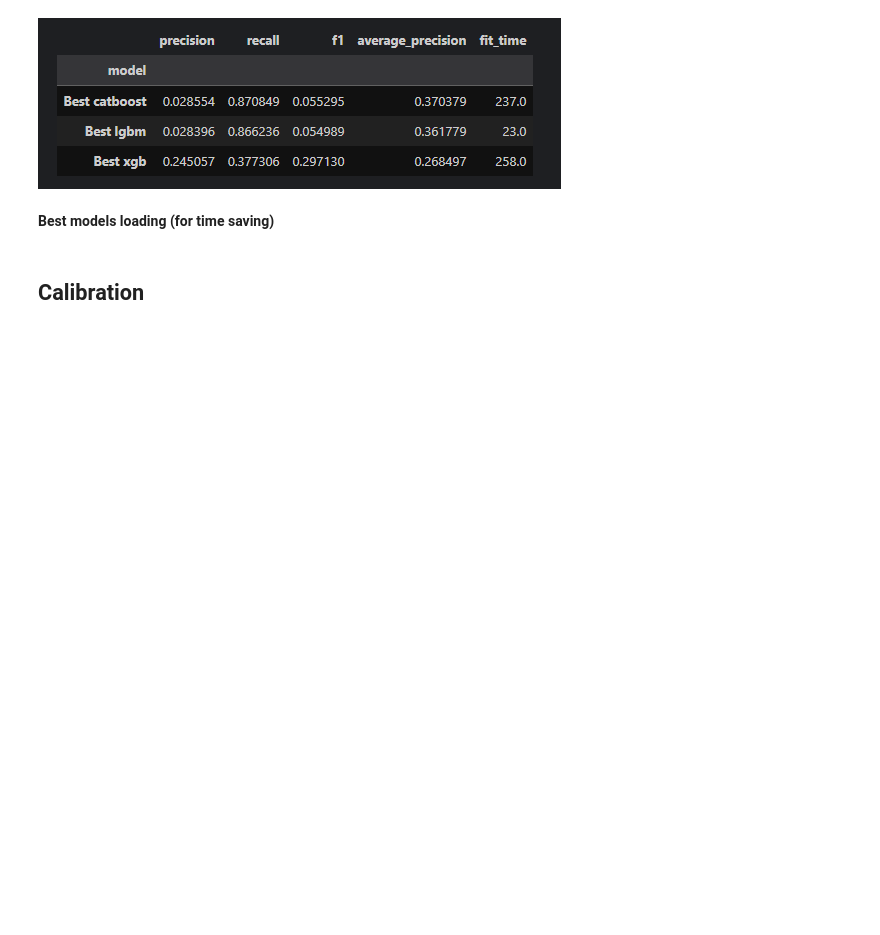
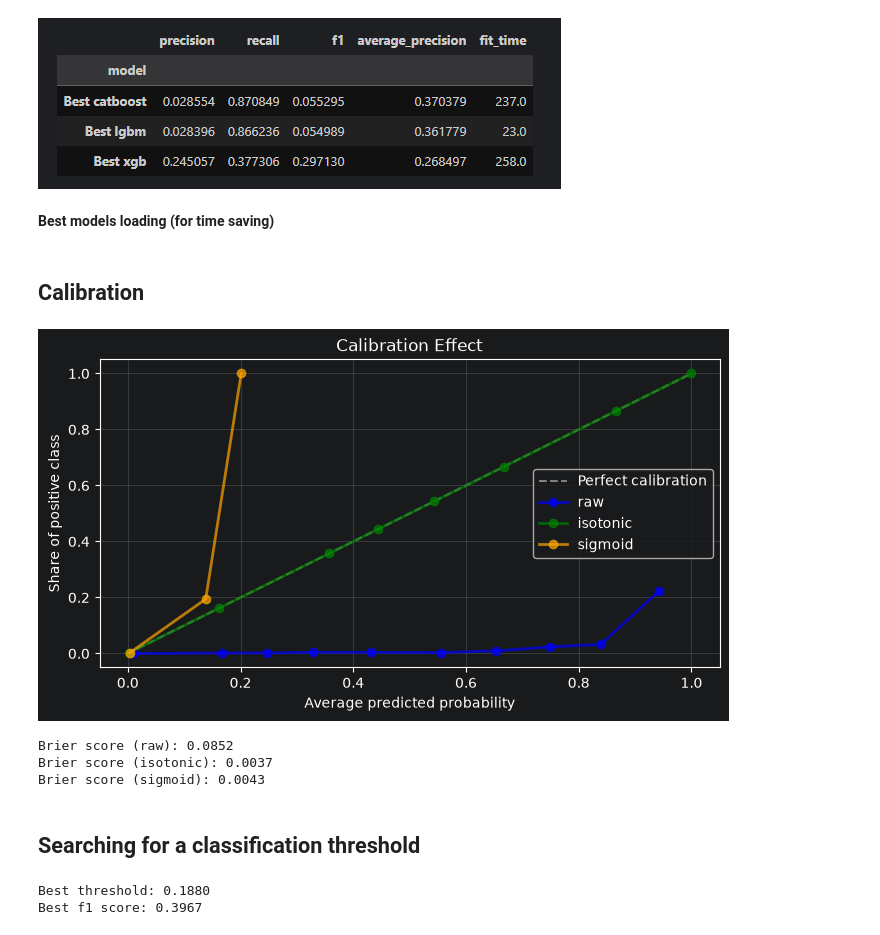
Before and after one commit to blbl-blbl/kaggle-Financial-Fraud-Detection-Dataset, a Jupyter notebook: notebooks/04_modeling.ipynb, the cells around one changed output. Cells and saved outputs as stored; diff of their text form; code cells hidden in the pictures; blank space fills up the shorter version.

Commit message:
calibration + test set + feature importance

```diff
--- a/notebooks/04_modeling.ipynb
+++ b/notebooks/04_modeling.ipynb
@@ -698,3 +697,66 @@ catboost_model = joblib.load(r'..\models\catboost_model.joblib')
 lgbm_model = joblib.load(r'..\models\lgbm_model.joblib')
 # %% [markdown]
 ## Calibration
+# %%
+calibrated_model_isotonic = CalibratedClassifierCV(
+    estimator=FrozenEstimator(catboost_model),
+    method='isotonic'
+)
+
+calibrated_model_sigmoid = CalibratedClassifierCV(
+    estimator=FrozenEstimator(catboost_model),
+    method='sigmoid'
+)
+
+calibrated_model_isotonic.fit(X_cal, y_cal)
+calibrated_model_sigmoid.fit(X_cal, y_cal)
+
+y_proba_raw = catboost_model.predict_proba(X_cal)[:, 1]
+y_proba_isotonic = calibrated_model_isotonic.predict_proba(X_cal)[:, 1]
+y_proba_sigmoid = calibrated_model_sigmoid.predict_proba(X_cal)[:, 1]
+# %%
+# Calibration graph
+
+fop_orig_raw, mpv_orig_raw = calibration_curve(y_cal, y_proba_raw,
+                                               n_bins=10)
+
+fop_orig_isotonic, mpv_orig_isotonic = calibration_curve(y_cal, y_proba_isotonic,
+                                                         n_bins=10)
+
+fop_orig_sigmoid, mpv_orig_sigmoid = calibration_curve(y_cal, y_proba_sigmoid,
+                                                       n_bins=10)
+
+display_setup = ['blue', 'green', 'orange']
+
+plt.figure(figsize=(8, 4))
+plt.plot([0, 1], [0, 1], '--', color='gray', label='Perfect calibration')
+plt.plot(mpv_orig_raw, fop_orig_raw, marker='o', linewidth=2,
+         label='raw', alpha=0.7, color=display_setup[0])
+plt.plot(mpv_orig_isotonic, fop_orig_isotonic, marker='o', linewidth=2,
+         label='isotonic', alpha=0.7, color=display_setup[1])
+plt.plot(mpv_orig_sigmoid, fop_orig_sigmoid, marker='o', linewidth=2,
+         label='sigmoid', alpha=0.7, color=display_setup[2])
+
+plt.title('Calibration Effect')
+plt.xlabel('Average predicted probability')
+plt.ylabel('Share of positive class')
+plt.legend()
+plt.grid(True, alpha=0.3)
+plt.show()
+# %% [output]
+[figure, added]
+# %%
+# Brier score
+brier_raw = brier_score_loss(y_cal, y_proba_raw)
+brier_isotonic = brier_score_loss(y_cal, y_proba_isotonic)
+brier_sigmoid = brier_score_loss(y_cal, y_proba_sigmoid)
+
+print(f"Brier score (raw): {brier_raw:.4f}")
+print(f"Brier score (isotonic): {brier_isotonic:.4f}")
+print(f"Brier score (sigmoid): {brier_sigmoid:.4f}")
+# %% [output]
+Brier score (raw): 0.0852
+Brier score (isotonic): 0.0037
+Brier score (sigmoid): 0.0043
+# %% [markdown]
+## Searching for a classification threshold
@@ -700,0 +780,6 @@ lgbm_model = joblib.load(r'..\models\lgbm_model.joblib')
+# %%
+best_threshold = threshold_searching(y_cal, y_proba_isotonic)
+y_pred_threshold = (y_proba_isotonic >= best_threshold).astype(int)
+# %% [output]
+Best threshold: 0.1880
+Best f1 score: 0.3967
```
Also changed, not shown: parts of 11 cells of this notebook.
